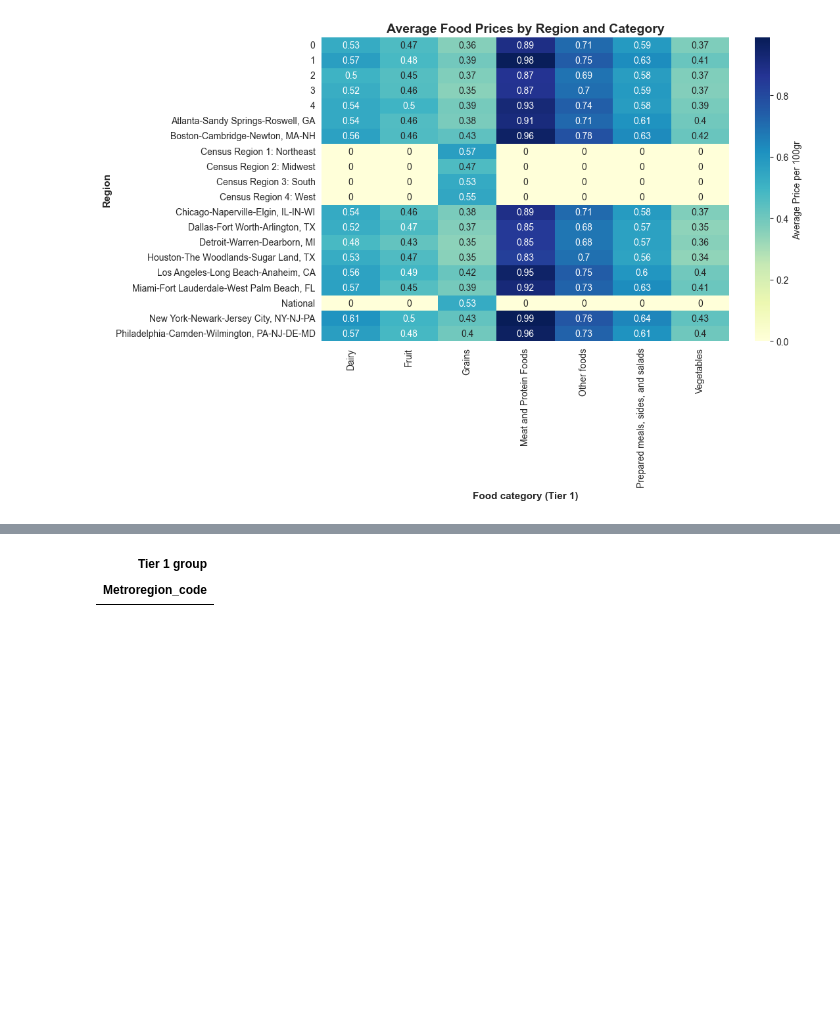
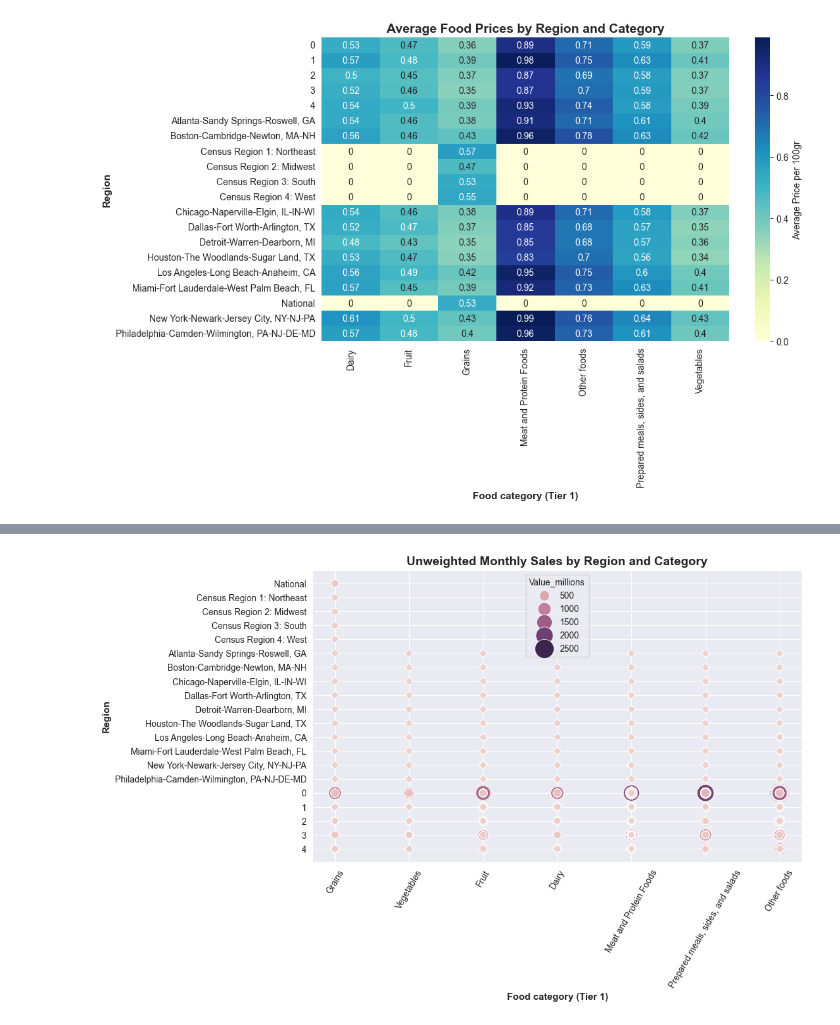
Before and after one commit to StephanieApaza/Income_influence_food_choices, a Jupyter notebook: income_food_choices.ipynb, the cells around one changed output, grey strips where cells are left out. Saved outputs shown, nothing was run; the diff lists cells and outputs as text; code cells hidden in the pictures; blank space fills up the shorter version.

```diff
--- a/income_food_choices.ipynb
+++ b/income_food_choices.ipynb
@@ -785,8 +717,18 @@ food_prices_group_two
 # %%
-food_prices_unweighted_sales = food_prices_merged[food_prices_merged['Attribute'] == 'Total unweighted monthly sales in U.S. dollars']\
-    .groupby(['Metroregion_code','Tier 1 group'])['Value'].mean().reset_index()
-# Pivot food prices by region
-food_prices_group_three = food_prices_unweighted_sales.pivot_table(values='Value'\
-                                                            ,index='Metroregion_code', columns='Tier 1 group', fill_value=0)
-food_prices_group_three
+# Total unweighted monthly sales in U.S. dollars
+food_prices_unweighted_sales = food_prices_merged[food_prices_merged['Attribute'] == 'Total unweighted monthly sales in U.S. dollars']
+food_prices_unweighted_sales_df = food_prices_unweighted_sales.copy()
+
+# Create value column in millions
+food_prices_unweighted_sales_df['Value_millions'] = food_prices_unweighted_sales_df['Value']/1000000
+
+# Scatterplot of region by category of foods price unweighted monthly sales
+plt.figure(figsize=(10,6))
+sns.scatterplot(data=food_prices_unweighted_sales_df, x='Tier 1 group', y='Metroregion_code', hue='Value_millions',
+                size='Value_millions', sizes=(50,500))
+plt.title("Unweighted Monthly Sales by Region and Category", fontsize=14, weight='bold')
+plt.xlabel("Food category (Tier 1)", fontsize=11, weight='bold')
+plt.ylabel("Region", fontsize=11, weight='bold')
+plt.xticks(rotation=60)
+plt.show()
 # %% [output]
@@ -811,10 +735 @@ food_prices_group_three
+[figure, added]
-# %%
-food_prices_unweighted_quantities = food_prices_merged[food_prices_merged['Attribute']=='Total unweighted monthly quantities in grams']\
-    .groupby(['Metroregion_code','Tier 1 group'])['Value'].mean().reset_index()
-# Pivot food prices by region
-food_prices_group_four = food_prices_unweighted_quantities.pivot_table(values='Value'\
-                                                            ,index='Metroregion_code', columns='Tier 1 group', fill_value=0)
-food_prices_group_four
-# %% [output]
-| Tier 1 group |
-| Metroregion_code |
```
Also changed, not shown: parts of 8 cells of this notebook.
